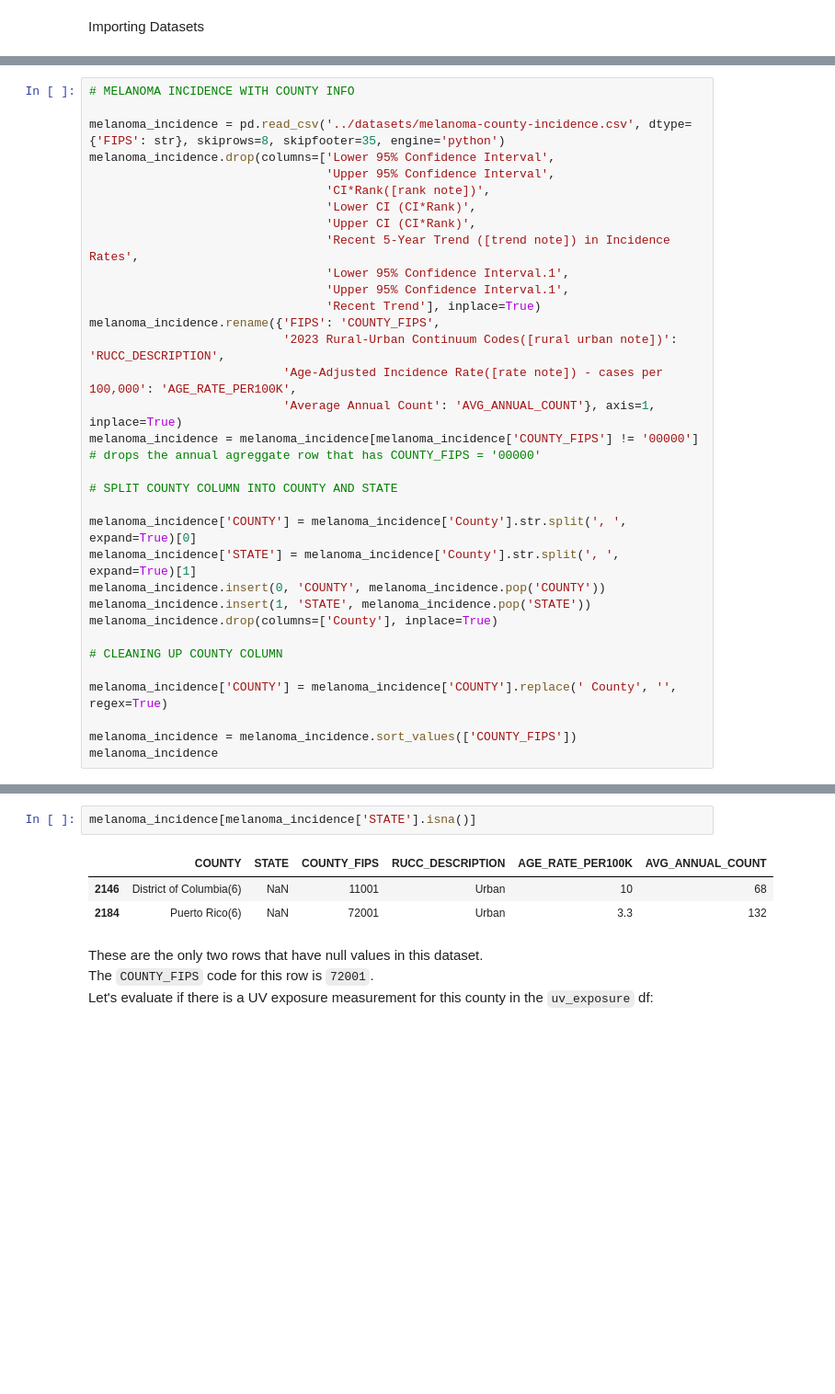
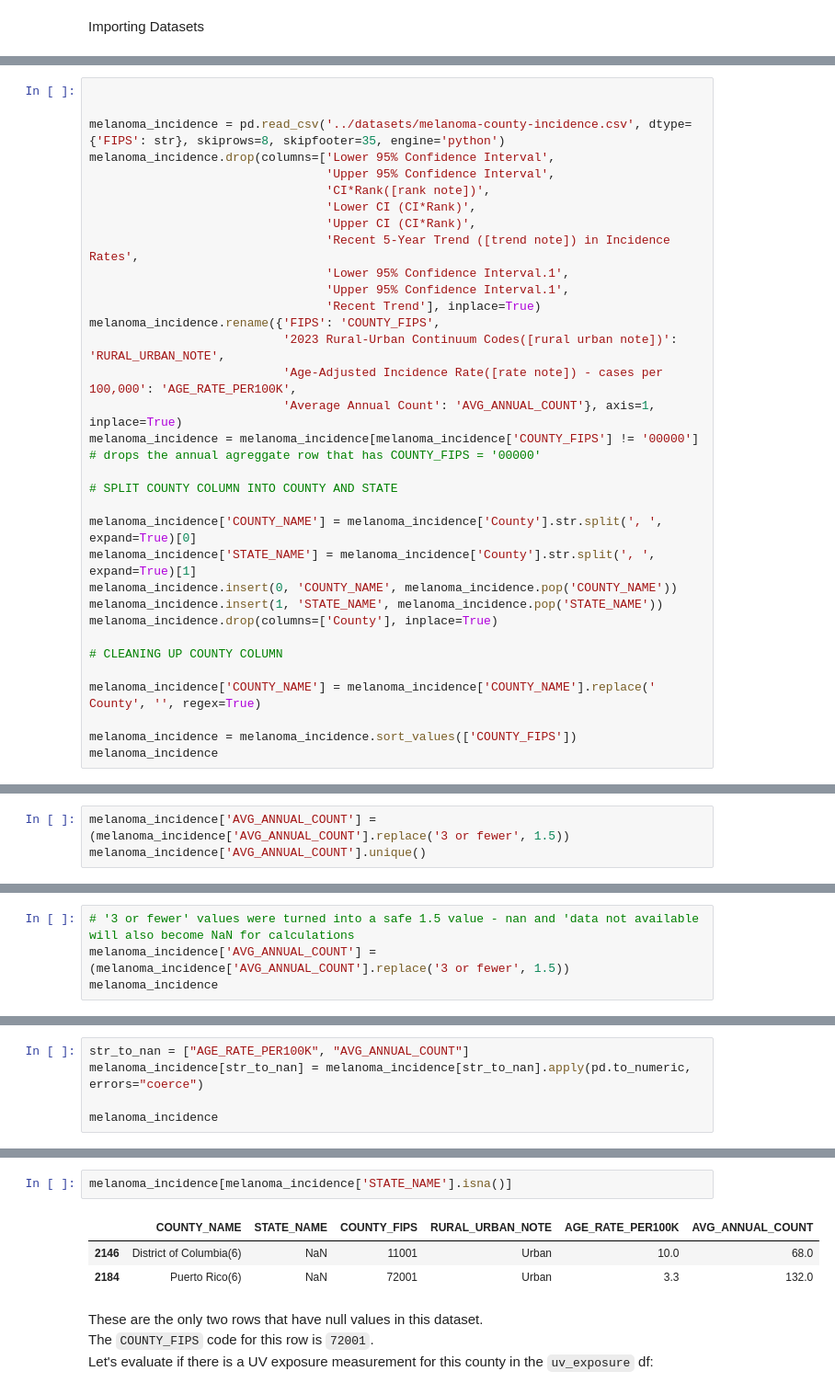
Before and after one commit to brytner/uv-exposure-melanoma-incidence-analysis, a Jupyter notebook: notebook/uv-exposure-melanoma-incidence-analysis.ipynb, the cells around one changed output, grey strips where cells are left out. Shown at 92% size. Cells and saved outputs as stored; diff of their text form; blank space fills up the shorter version.

```diff
--- a/notebook/uv-exposure-melanoma-incidence-analysis.ipynb
+++ b/notebook/uv-exposure-melanoma-incidence-analysis.ipynb
@@ -80,5 +89,5 @@ dtype: object
 # %%
-# MELANOMA INCIDENCE WITH COUNTY INFO
+
 
 melanoma_incidence = pd.read_csv('../datasets/melanoma-county-incidence.csv', dtype={'FIPS': str}, skiprows=8, skipfooter=35, engine='python')
 melanoma_incidence.drop(columns=['Lower 95% Confidence Interval',
@@ -91,22 +100,22 @@ melanoma_incidence.drop(columns=['Lower 95% Confidence Interval',
                                  'Upper 95% Confidence Interval.1',
                                  'Recent Trend'], inplace=True)
 melanoma_incidence.rename({'FIPS': 'COUNTY_FIPS',
-                           '2023 Rural-Urban Continuum Codes([rural urban note])': 'RUCC_DESCRIPTION',
+                           '2023 Rural-Urban Continuum Codes([rural urban note])': 'RURAL_URBAN_NOTE',
                            'Age-Adjusted Incidence Rate([rate note]) - cases per 100,000': 'AGE_RATE_PER100K',
                            'Average Annual Count': 'AVG_ANNUAL_COUNT'}, axis=1, inplace=True)
 melanoma_incidence = melanoma_incidence[melanoma_incidence['COUNTY_FIPS'] != '00000'] # drops the annual agreggate row that has COUNTY_FIPS = '00000'
 
 # SPLIT COUNTY COLUMN INTO COUNTY AND STATE
 
-melanoma_incidence['COUNTY'] = melanoma_incidence['County'].str.split(', ', expand=True)[0]
-melanoma_incidence['STATE'] = melanoma_incidence['County'].str.split(', ', expand=True)[1]
-melanoma_incidence.insert(0, 'COUNTY', melanoma_incidence.pop('COUNTY'))
-melanoma_incidence.insert(1, 'STATE', melanoma_incidence.pop('STATE'))
+melanoma_incidence['COUNTY_NAME'] = melanoma_incidence['County'].str.split(', ', expand=True)[0]
+melanoma_incidence['STATE_NAME'] = melanoma_incidence['County'].str.split(', ', expand=True)[1]
+melanoma_incidence.insert(0, 'COUNTY_NAME', melanoma_incidence.pop('COUNTY_NAME'))
+melanoma_incidence.insert(1, 'STATE_NAME', melanoma_incidence.pop('STATE_NAME'))
 melanoma_incidence.drop(columns=['County'], inplace=True)
 
 # CLEANING UP COUNTY COLUMN
 
-melanoma_incidence['COUNTY'] = melanoma_incidence['COUNTY'].replace(' County', '', regex=True)
+melanoma_incidence['COUNTY_NAME'] = melanoma_incidence['COUNTY_NAME'].replace(' County', '', regex=True)
 
 melanoma_incidence = melanoma_incidence.sort_values(['COUNTY_FIPS'])
 melanoma_incidence
@@ -136,0 +146,3 @@ dtype: float64
+# %%
+melanoma_incidence['AVG_ANNUAL_COUNT'] = (melanoma_incidence['AVG_ANNUAL_COUNT'].replace('3 or fewer', 1.5))
+melanoma_incidence['AVG_ANNUAL_COUNT'].unique()
@@ -136,0 +167,4 @@ dtype: float64
+# %%
+# '3 or fewer' values were turned into a safe 1.5 value - nan and 'data not available will also become NaN for calculations
+melanoma_incidence['AVG_ANNUAL_COUNT'] = (melanoma_incidence['AVG_ANNUAL_COUNT'].replace('3 or fewer', 1.5))
+melanoma_incidence
@@ -136,0 +211,5 @@ dtype: float64
+# %%
+str_to_nan = ["AGE_RATE_PER100K", "AVG_ANNUAL_COUNT"]
+melanoma_incidence[str_to_nan] = melanoma_incidence[str_to_nan].apply(pd.to_numeric, errors="coerce")
+
+melanoma_incidence
@@ -137,9 +250,9 @@ dtype: float64
 # %%
-melanoma_incidence[melanoma_incidence['STATE'].isna()]
+melanoma_incidence[melanoma_incidence['STATE_NAME'].isna()]
 # %% [output]
-|  | COUNTY | STATE | COUNTY_FIPS | RUCC_DESCRIPTION | AGE_RATE_PER100K | AVG_ANNUAL_COUNT |
-| 2146 | District of Columbia(6) | NaN | 11001 | Urban | 10 | 68 |
-| 2184 | Puerto Rico(6) | NaN | 72001 | Urban | 3.3 | 132 |
+|  | COUNTY_NAME | STATE_NAME | COUNTY_FIPS | RURAL_URBAN_NOTE | AGE_RATE_PER100K | AVG_ANNUAL_COUNT |
+| 2146 | District of Columbia(6) | NaN | 11001 | Urban | 10.0 | 68.0 |
+| 2184 | Puerto Rico(6) | NaN | 72001 | Urban | 3.3 | 132.0 |
 # %% [markdown]
 These are the only two rows that have null values in this dataset. <br>
 The `COUNTY_FIPS` code for this row is `72001`.<br>
```
Also changed, not shown: parts of 30 cells of this notebook.
